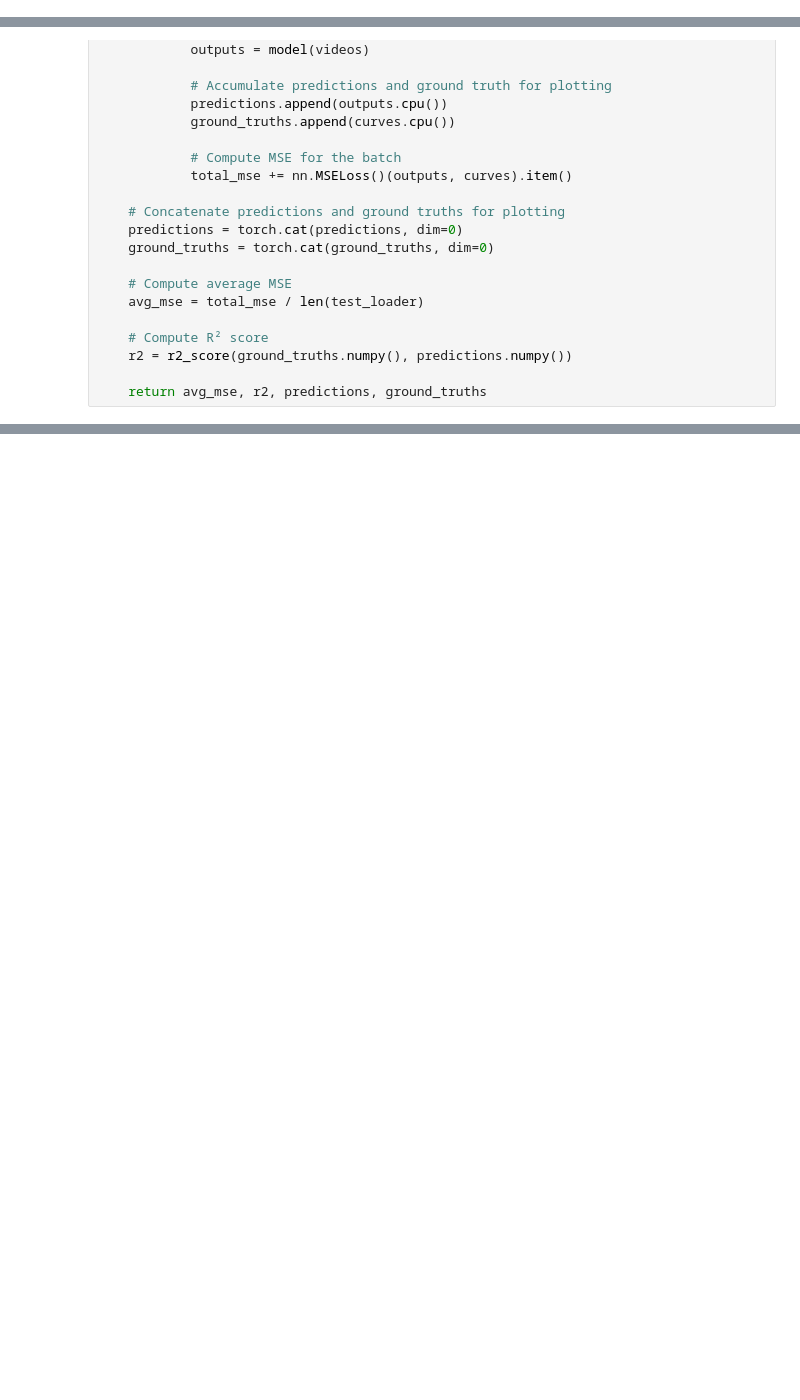
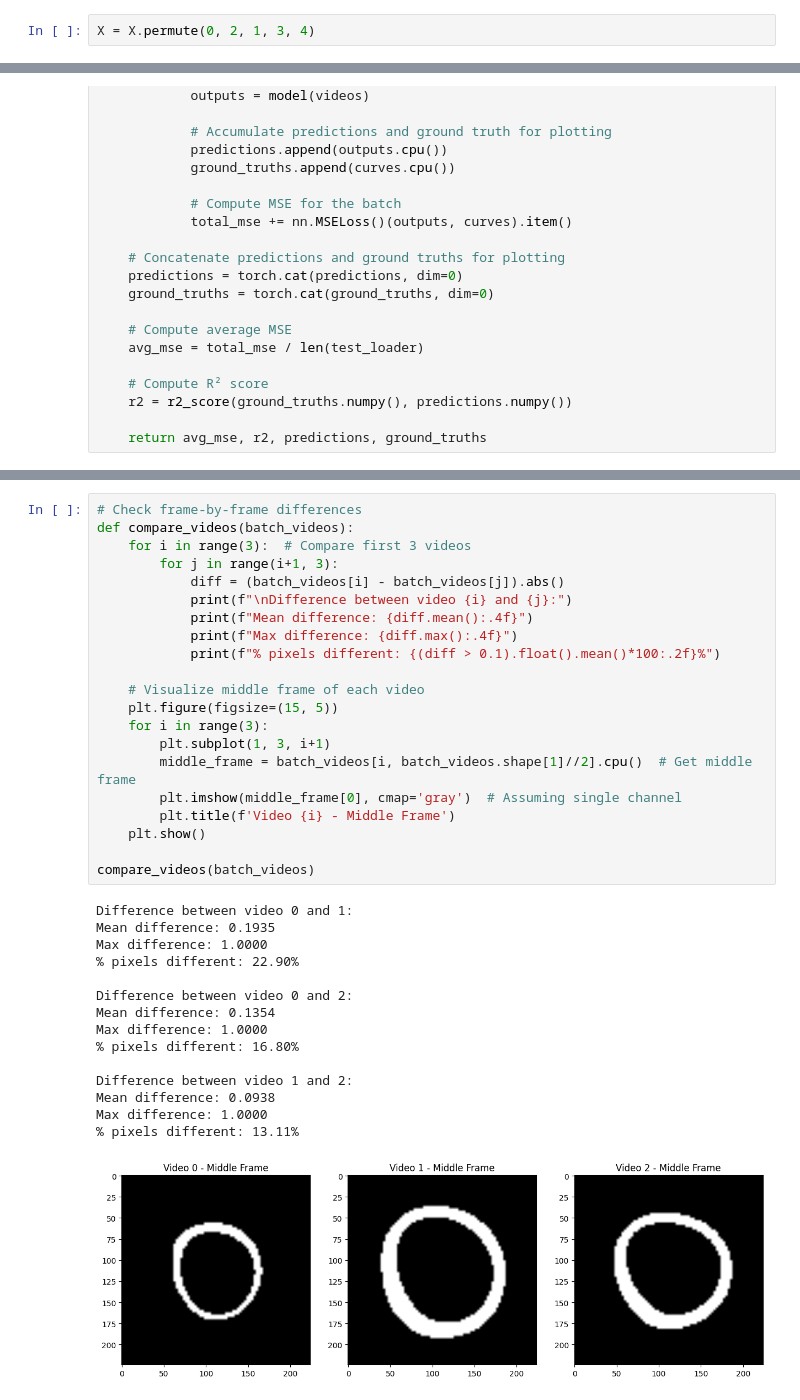
Before and after one commit to nanduruganesh/SwinTransformer, a Jupyter notebook: Ganesh_Experiments/Swin3D.ipynb, the cells around one changed output, grey strips where cells are left out. Saved outputs shown, nothing was run; the diff lists cells and outputs as text; blank space fills up the shorter version.

```diff
--- a/Ganesh_Experiments/Swin3D.ipynb
+++ b/Ganesh_Experiments/Swin3D.ipynb
@@ -20,0 +21,2 @@ X.shape, Y.shape
+# %%
+X = X.permute(0, 2, 1, 3, 4)
@@ -190,0 +267,37 @@ Test R²: -4.1291
+# %%
+# Check frame-by-frame differences
+def compare_videos(batch_videos):
+    for i in range(3):  # Compare first 3 videos
+        for j in range(i+1, 3):
+            diff = (batch_videos[i] - batch_videos[j]).abs()
+            print(f"\nDifference between video {i} and {j}:")
+            print(f"Mean difference: {diff.mean():.4f}")
+            print(f"Max difference: {diff.max():.4f}")
+            print(f"% pixels different: {(diff > 0.1).float().mean()*100:.2f}%")
+
+    # Visualize middle frame of each video
+    plt.figure(figsize=(15, 5))
+    for i in range(3):
+        plt.subplot(1, 3, i+1)
+        middle_frame = batch_videos[i, batch_videos.shape[1]//2].cpu()  # Get middle frame
+        plt.imshow(middle_frame[0], cmap='gray')  # Assuming single channel
+        plt.title(f'Video {i} - Middle Frame')
+    plt.show()
+
+compare_videos(batch_videos)
+# %% [output]
+Difference between video 0 and 1:
+Mean difference: 0.1935
+Max difference: 1.0000
+% pixels different: 22.90%
+
+Difference between video 0 and 2:
+Mean difference: 0.1354
+Max difference: 1.0000
+% pixels different: 16.80%
+
+Difference between video 1 and 2:
+Mean difference: 0.0938
+Max difference: 1.0000
+% pixels different: 13.11%
+[figure, added]
```
Also changed, not shown: parts of 21 cells of this notebook, 2 other files.
